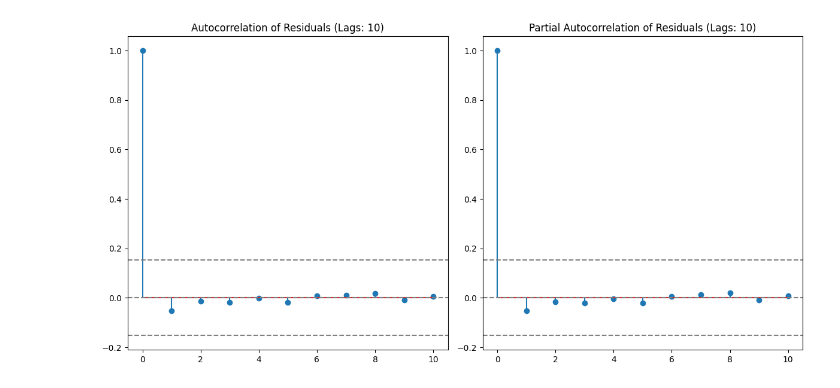
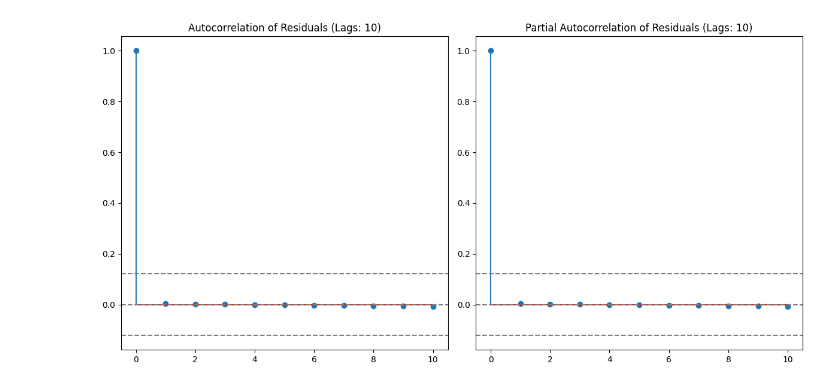
Before and after one commit to Ackshay206/Carbon_Emission_Trend_Forecast, a Jupyter notebook: notebooks/Forecasting_using_LSTM.IPYNB, the cells around one changed output. Drawn from its saved outputs; the diff is of its cells as text; code cells hidden in the pictures.

```diff
--- a/notebooks/Forecasting_using_LSTM.IPYNB
+++ b/notebooks/Forecasting_using_LSTM.IPYNB
@@ -297,14 +308,14 @@ df['co2'].isnull().sum()
 # %%
 torch.cuda.empty_cache()
-file_path = r"C:\Users\acksh\OneDrive\Desktop\MSAI\Machine Learning\Final_project\data\processed_data\United_States.csv"
+file_path = r"C:\Users\acksh\OneDrive\Desktop\MSAI\Machine Learning\Final_project\data\processed_data\World.csv"
 df = pd.read_csv(file_path)
 
 # Plot original CO2 data
 plt.figure(figsize=(12, 5))
-plt.plot(df['year'], df['co2'], label='Original CO₂', color='blue')
-plt.title("Original CO₂ Emissions Over Time")
+plt.plot(df['year'], df['total_ghg'], label='Original CO₂', color='blue')
+plt.title("Original ghg Emissions Over Time")
 plt.xlabel("Year")
-plt.ylabel("CO₂ Emissions")
+plt.ylabel("ghg Emissions")
 plt.grid(True)
 plt.tight_layout()
 plt.show()
@@ -313,7 +324,7 @@ plt.show()
 data, scaler = preprocess_data(df)
 
 # Create sequences
-sequence_length = 10
+sequence_length = 5
 X, y = create_sequences(data, sequence_length)
 print(f"X shape: {X.shape}, y shape: {y.shape}")
 
@@ -332,8 +343,8 @@ forecasted_norm, forecasted_co2, future_years ,metrics= forecast_future(
 # Print forecast results in a table
 forecast_df = pd.DataFrame({
     'Year': future_years,
-    'Forecasted_Normalized_CO2': forecasted_norm,
-    'Forecasted_CO2': forecasted_co2
+    'Forecasted_Normalized_ghg': forecasted_norm,
+    'Forecasted_ghg': forecasted_co2
 })
 print("\n--- CO₂ Emission Forecast ---")
 print(forecast_df)
@@ -346,7 +357,7 @@ print(f"Minimum annual percentage change: {metrics['min_annual_pct_change']:.2f}
 print(f"Maximum annual percentage change: {metrics['max_annual_pct_change']:.2f}%")
 
 # Save the model and scaler
-model_path = r'C:\Users\acksh\OneDrive\Desktop\MSAI\Machine Learning\Final_project\models\co2_lstm_univariate_model.pth'
+model_path = r'C:\Users\acksh\OneDrive\Desktop\MSAI\Machine Learning\Final_project\models\world_ghg_lstm_univariate_model.pth'
 scaler_path = r'C:\Users\acksh\OneDrive\Desktop\MSAI\Machine Learning\Final_project\models\co2_scaler_full.pkl'
 
 torch.save(model.state_dict(), model_path)
@@ -810,13 +821,13 @@ def forecast_future(arima_order, lstm_model, df, sequence_length, residuals, for
 
     return forecast_df
 # %%
-def preprocess_data_new(df, target_column='co2'):
+def preprocess_data_new(df, target_column='total_ghg'):
     """Preprocess the data for time series modeling"""
     # Create a copy to avoid modifying the original
     df = df.copy()
 
     # Log transform the target variable
-    df['log_co2'] = np.log1p(df[target_column])
+    df['log_ghg'] = np.log1p(df[target_column])
     return df
 # %%
 def save_models(arima_model, lstm_model, arima_order):
@@ -969,7 +980,7 @@ Covariance Type:                  opg
 Warnings:
 [1] Covariance matrix calculated using the outer product of gradients (complex-step).
 # %%
-file_path = r"C:\Users\acksh\OneDrive\Desktop\MSAI\Machine Learning\Final_project\data\processed_data\United_States.csv"
+file_path = r"C:\Users\acksh\OneDrive\Desktop\MSAI\Machine Learning\Final_project\data\processed_data\World.csv"
 df= pd.read_csv(file_path)
 
 df_final = preprocess_data_new(df)
@@ -1025,9 +1036,9 @@ def plot_results(train_series, test_series, predictions, original_scale_preds, o
     plt.plot(train_series.index, train_series, label='Training Data')
     plt.plot(test_series.index, test_series, label='Actual Test Data')
     plt.plot(test_series.index, predictions, label='Predicted Test Data')
-    plt.title('ARIMA Model: Log-Transformed CO2 Predictions vs Actual')
+    plt.title('ARIMA Model: Log-Transformed GHG Predictions vs Actual')
     plt.xlabel('Year')
-    plt.ylabel('Log(CO2 Emissions)')
+    plt.ylabel('Log(GHG Emissions)')
     plt.legend()
     plt.grid(True)
 
@@ -1037,16 +1048,16 @@ def plot_results(train_series, test_series, predictions, original_scale_preds, o
     plt.plot(train_data.index, np.expm1(train_series), label='Training Data')
     plt.plot(test_series.index, original_scale_actual, label='Actual Test Data')
     plt.plot(test_series.index, original_scale_preds, label='Predicted Test Data')
-    plt.title('ARIMA Model: CO2 Predictions vs Actual (Original Scale)')
+    plt.title('ARIMA Model: GHG Predictions vs Actual (Original Scale)')
     plt.xlabel('Year')
-    plt.ylabel('CO2 Emissions')
+    plt.ylabel('GHG Emissions')
     plt.legend()
     plt.grid(True)
     plt.show()
 
 # Perform a grid search to find the best ARIMA parameters
 # Define the p and q parameters to test (keeping d=1)
-p_values = range(1, 15)
+p_values = range(1, 14)
 q_values = range(1, 15)
 
 # Create a DataFrame to store results
@@ -1063,7 +1074,7 @@ for p, q in itertools.product(p_values, q_values):
         order = (p, 0, q)
 
         # Fit the model
-        model = ARIMA(train_data['log_co2'], order=order)
+        model = ARIMA(train_data['log_ghg'], order=order)
         model_fit = model.fit()
 
         # Make predictions
@@ -1071,7 +1082,7 @@ for p, q in itertools.product(p_values, q_values):
 
         # Convert to original scale
         original_scale_preds = np.expm1(predictions)
-        original_scale_actual = np.expm1(test_data['log_co2'])
+        original_scale_actual = np.expm1(test_data['log_ghg'])
 
         # Calculate RMSE
         mse = mean_squared_error(original_scale_actual, original_scale_preds)
@@ -1080,7 +1091,7 @@ for p, q in itertools.product(p_values, q_values):
         # Store the results
         grid_results = pd.concat([grid_results, pd.DataFrame({
             'p': [p],
-            'd': [1],
+            'd': [0],
             'q': [q],
             'AIC': [model_fit.aic],
             'BIC': [model_fit.bic],
@@ -1108,13 +1119,13 @@ print(f"\nBest ARIMA order based on RMSE: {best_order}")
 # Fit the best model
 print(f"\nFitting ARIMA{best_order} model on training data...")
 model_fit, predictions, original_scale_preds, original_scale_actual, residuals = fit_arima_model(
-    train_data['log_co2'],
-    test_data['log_co2'],
+    train_data['log_ghg'],
+    test_data['log_ghg'],
     order=best_order
 )
 
 # Plot the results
-plot_results(train_data['log_co2'], test_data['log_co2'], predictions, original_scale_preds, original_scale_actual)
+plot_results(train_data['log_ghg'], test_data['log_ghg'], predictions, original_scale_preds, original_scale_actual)
 
 # Plot the residuals - only ACF and PACF for the best model
 plt.figure(figsize=(12, 6))
@@ -1143,8 +1154,13 @@ last_year = df_final.index.max()
 forecast_years = list(range(last_year + 1, last_year + 11))
 
 # Fit the model on the entire dataset using the best parameters from grid search
-full_model = ARIMA(df_final['log_co2'], order=best_order)
+full_model = ARIMA(df_final['log_ghg'], order=best_order)
 full_model_fit = full_model.fit()
+
+full_model_path = r"C:\Users\acksh\OneDrive\Desktop\MSAI\Machine Learning\Final_project\models\world_full_arima_ghg_model.pkl"
+with open(full_model_path, 'wb') as f:
+    pickle.dump(full_model_fit, f)
+print(f"\nFull ARIMA model saved to '{full_model_path}'")
 
 # Plot residuals for the full model - only ACF and PACF
 # Just use the final model directly, don't create redundant plots
@@ -1159,33 +1175,33 @@ forecast_original = np.expm1(forecast)
 # Create a DataFrame for forecasts
 forecast_df = pd.DataFrame({
     'year': forecast_years,
-    'forecast_log_co2': forecast,
-    'forecast_co2': forecast_original
+    'forecast_log_ghg': forecast,
+    'forecast_ghg': forecast_original
 })
 forecast_df.set_index('year', inplace=True)
 
 # Calculate percentage change from previous year
-forecast_df['pct_change'] = forecast_df['forecast_co2'].pct_change() * 100
+forecast_df['pct_change'] = forecast_df['forecast_ghg'].pct_change() * 100
 # Calculate percentage change from the last historical year
-last_historical_co2 = df_final['co2'].iloc[-1]
-forecast_df['pct_change_from_last_historical'] = ((forecast_df['forecast_co2'] - last_historical_co2) / last_historical_co2) * 100
+last_historical_co2 = df_final['total_ghg'].iloc[-1]
+forecast_df['pct_change_from_last_historical'] = ((forecast_df['forecast_ghg'] - last_historical_co2) / last_historical_co2) * 100
 
-print("\nForecasted CO2 emissions for the next 10 years:")
-print(forecast_df[['forecast_co2', 'pct_change', 'pct_change_from_last_historical']])
+print("\nForecasted ghg emissions for the next 10 years:")
+print(forecast_df[['forecast_ghg', 'pct_change', 'pct_change_from_last_historical']])
 
 # Plot the historical data and forecast
 plt.figure(figsize=(14, 7))
-plt.plot(df_final.index, df_final['co2'], label='Historical CO2 Emissions')
-plt.plot(forecast_df.index, forecast_df['forecast_co2'], label='Forecasted CO2 Emissions', color='red')
+plt.plot(df_final.index, df_final['total_ghg'], label='Historical ghg Emissions')
+plt.plot(forecast_df.index, forecast_df['forecast_ghg'], label='Forecasted ghg Emissions', color='red')
 
 # Add a vertical line to separate historical data from forecast
 plt.axvline(x=last_year, color='black', linestyle='--', alpha=0.7)
-plt.text(last_year - 2, df_final['co2'].max() * 0.9, 'Historical', ha='right')
-plt.text(last_year + 2, df_final['co2'].max() * 0.9, 'Forecast', ha='left')
+plt.text(last_year - 2, df_final['total_ghg'].max() * 0.9, 'Historical', ha='right')
+plt.text(last_year + 2, df_final['total_ghg'].max() * 0.9, 'Forecast', ha='left')
 
-plt.title('Historical and Forecasted CO2 Emissions (10-Year Forecast)')
+plt.title('Historical and Forecasted GHG Emissions (10-Year Forecast)')
 plt.xlabel('Year')
-plt.ylabel('CO2 Emissions')
+plt.ylabel('GHG Emissions')
 plt.legend()
 plt.grid(True)
 plt.tight_layout()
@@ -1199,8 +1215,8 @@ forecast_df['upper_ci'] = conf_int_original.iloc[:, 1]
 
 # Plot with confidence intervals
 plt.figure(figsize=(14, 7))
-plt.plot(df_final.index, df_final['co2'], label='Historical CO2 Emissions')
-plt.plot(forecast_df.index, forecast_df['forecast_co2'], label='Forecasted CO2 Emissions', color='red')
+plt.plot(df_final.index, df_final['total_ghg'], label='Historical GHG Emissions')
+plt.plot(forecast_df.index, forecast_df['forecast_ghg'], label='Forecasted GHG Emissions', color='red')
 
 # Add confidence intervals
 plt.fill_between(forecast_df.index,
@@ -1211,19 +1227,19 @@ plt.fill_between(forecast_df.index,
 
 # Add a vertical line to separate historical data from forecast
 plt.axvline(x=last_year, color='black', linestyle='--', alpha=0.7)
-plt.text(last_year - 2, df_final['co2'].max() * 0.9, 'Historical', ha='right')
-plt.text(last_year + 2, df_final['co2'].max() * 0.9, 'Forecast', ha='left')
+plt.text(last_year - 2, df_final['total_ghg'].max() * 0.9, 'Historical', ha='right')
+plt.text(last_year + 2, df_final['total_ghg'].max() * 0.9, 'Forecast', ha='left')
 
-plt.title('Historical and Forecasted CO2 Emissions with Confidence Intervals')
+plt.title('Historical and Forecasted GHG Emissions with Confidence Intervals')
 plt.xlabel('Year')
-plt.ylabel('CO2 Emissions')
+plt.ylabel('GHG Emissions')
 plt.legend()
 plt.grid(True)
 plt.tight_layout()
 plt.show()
 # Save the forecast to a CSV file
 forecast_df.to_csv('co2_forecast_results.csv')
-print("Forecast results saved to 'co2_forecast_results.csv'")
+print("Forecast results saved to 'GHG_forecast_results.csv'")
 
 # Print a summary of forecasted percentage changes
 print("\nSummary of Forecasted CO2 Emission Changes:")
@@ -1254 +1270 @@ R-squared: 0.5241
-[figure, old version]
+[figure, new version]
```
Also changed, not shown: parts of 14 cells of this notebook, 14 other files.
